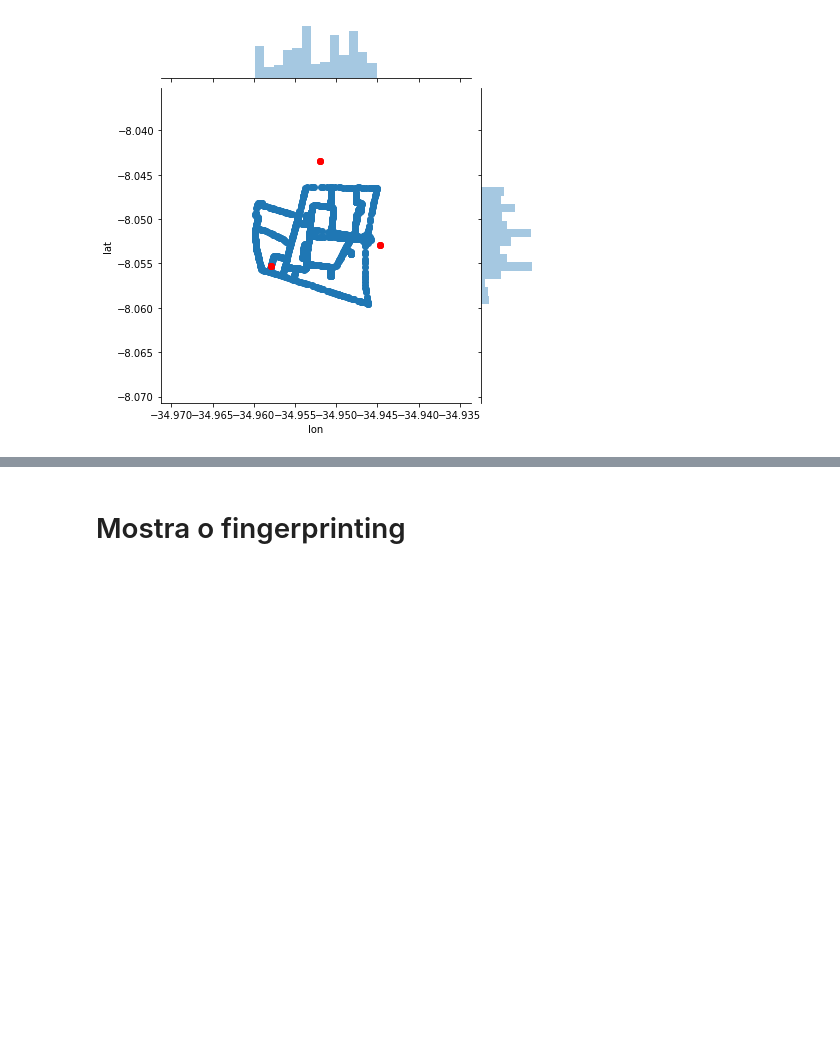
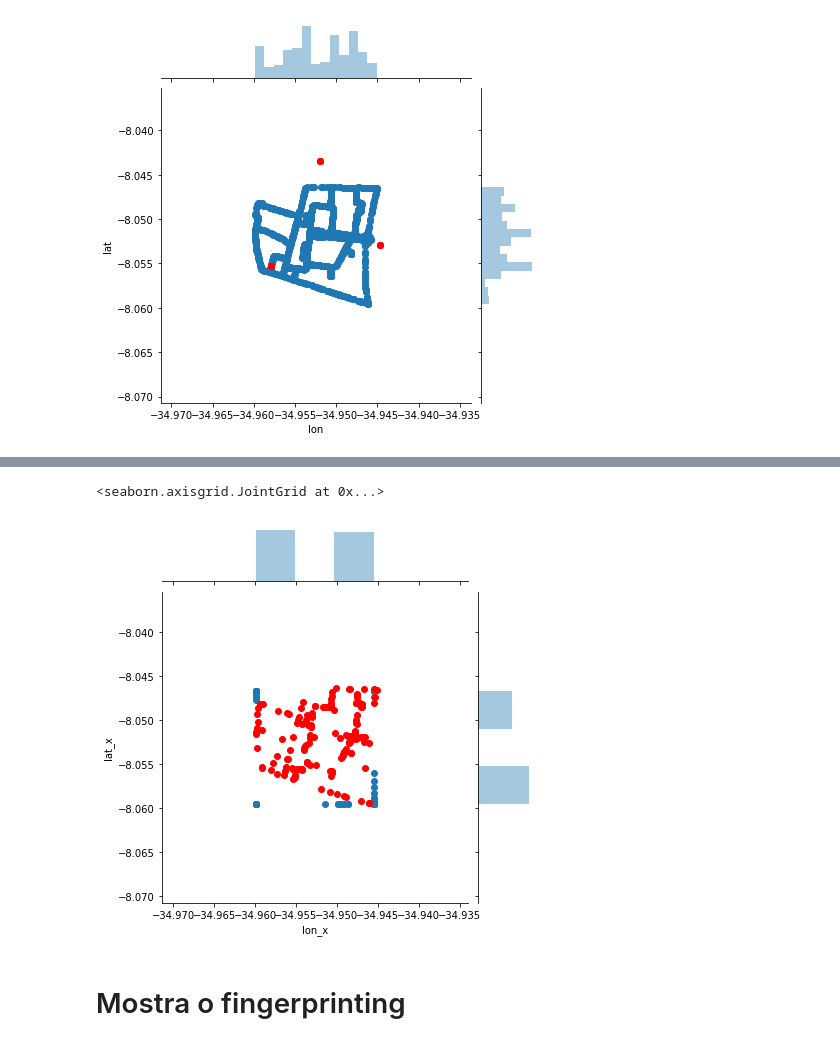
Before and after one commit to mbs8/CMoveis, a Jupyter notebook: visualization.ipynb, the cells around one changed output, grey strips where cells are left out. Cells and saved outputs as stored; diff of their text form; code cells hidden in the pictures; blank space fills up the shorter version.

Commit message:
testMap

```diff
--- a/visualization.ipynb
+++ b/visualization.ipynb
@@ -40,3 +41,9 @@ graph.plot_joint(plt.scatter, color='red')
 # %% [output]
 <seaborn.axisgrid.JointGrid at 0x...>
 [figure]
+# %%
+dbTeorico = pd.read_csv('result/modelo_teorico_40.csv')
+testMap = merge_on_pontoId(dbTeorico, db)
+cols = ['pontoId','rssi_1_1', 'rssi_1_2', 'rssi_1_3', 'rssi_2_1', 'rssi_2_2', 'rssi_2_3', 'rssi_3_1', 'rssi_3_2', 'rssi_3_3', 'delay_1','delay_2','delay_3']
+testMap = testMap.drop(cols, axis=1)
+testMap.head()
@@ -43,3 +57,11 @@ graph.plot_joint(plt.scatter, color='red')
+# %%
+graph = sns.jointplot(x=testMap.lon_x, y=testMap.lat_x)
+graph.x = testMap.lon_y
+graph.y = testMap.lat_y
+graph.plot_joint(plt.scatter, color='red')
+# %% [output]
+<seaborn.axisgrid.JointGrid at 0x...>
+[figure, added]
 # %% [markdown]
 # Mostra o fingerprinting
 # %%
```
Also changed, not shown: parts of 2 cells of this notebook, 3 other files.
